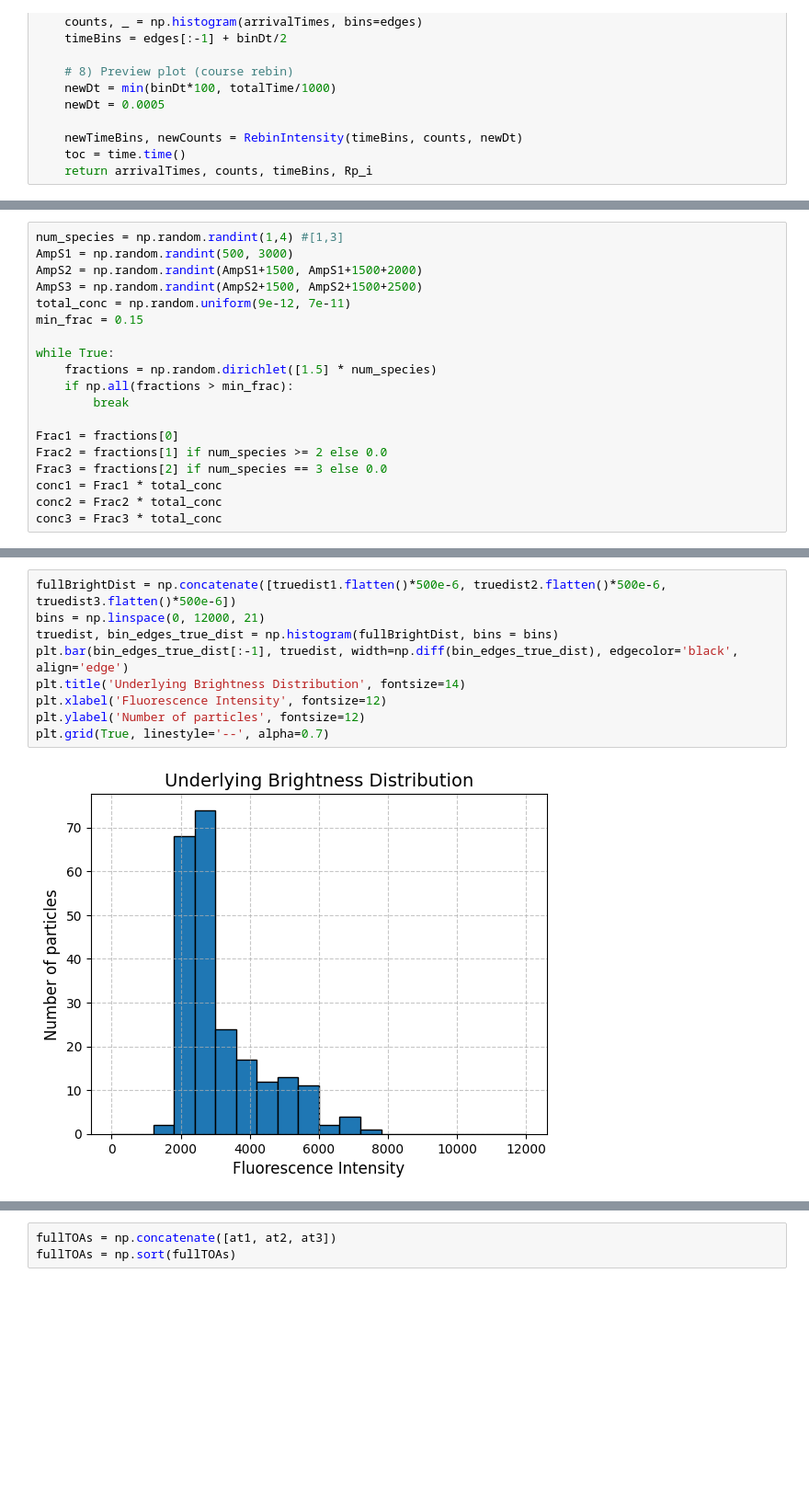
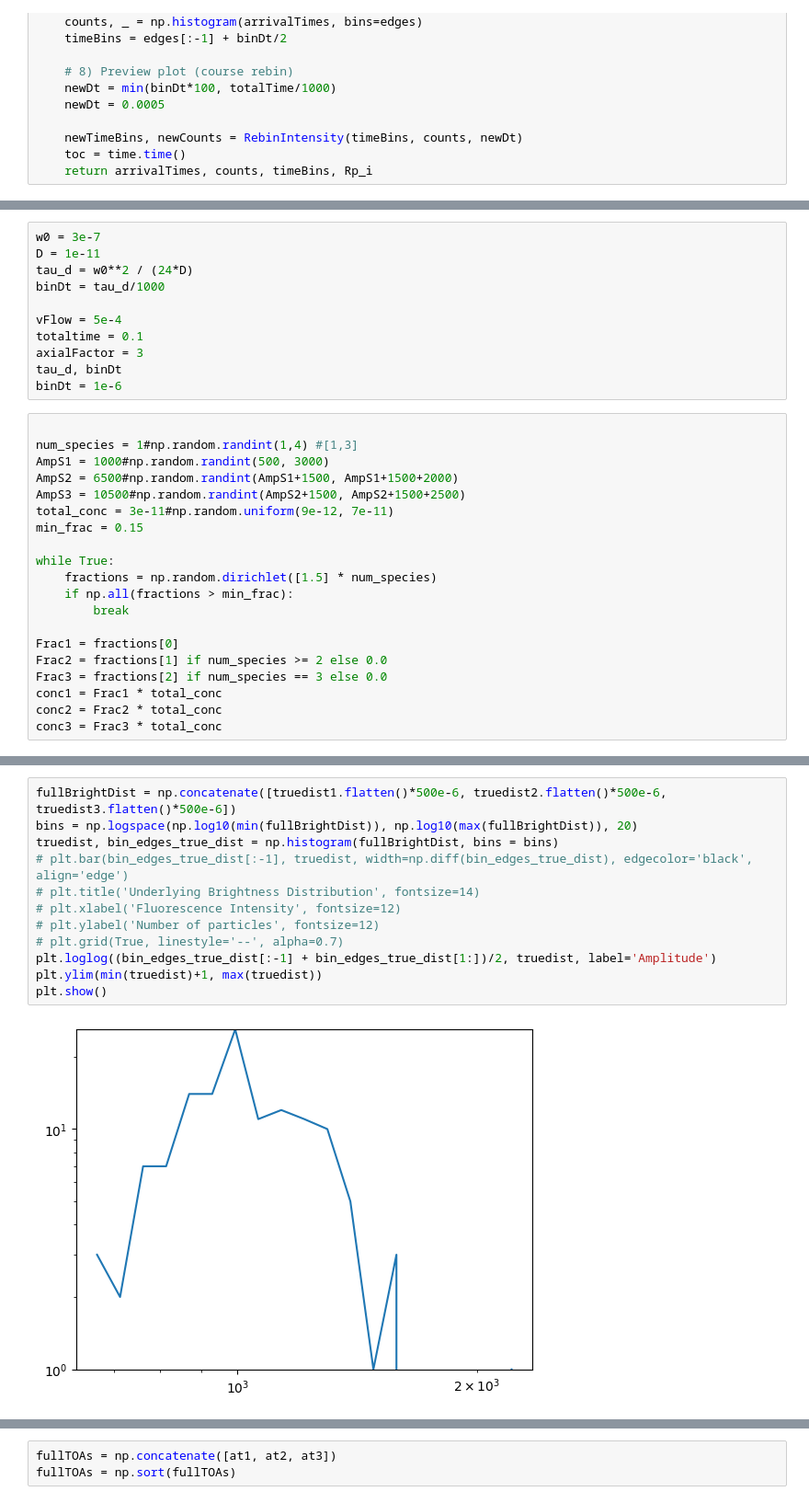
Before and after one commit to OmGuin/BASDL, a Jupyter notebook: high_conc_sim.ipynb, the cells around one changed output, grey strips where cells are left out. Shown: that part at 92% size. Cells and saved outputs as stored; diff of their text form; blank space fills up the shorter version.

```diff
--- a/high_conc_sim.ipynb
+++ b/high_conc_sim.ipynb
@@ -247,9 +249,21 @@ def SimPhotDiffFlowGL6(C_molar, Rp, D, totalTime, binDt, w0, axialFactor, includ
+# %%
+w0 = 3e-7
+D = 1e-11
+tau_d = w0**2 / (24*D)
+binDt = tau_d/1000
+
+vFlow = 5e-4
+totaltime = 0.1
+axialFactor = 3
+tau_d, binDt
+binDt = 1e-6
 # %%
-num_species = np.random.randint(1,4) #[1,3]
-AmpS1 = np.random.randint(500, 3000)
-AmpS2 = np.random.randint(AmpS1+1500, AmpS1+1500+2000)
-AmpS3 = np.random.randint(AmpS2+1500, AmpS2+1500+2500)
-total_conc = np.random.uniform(9e-12, 7e-11)
+
+num_species = 1#np.random.randint(1,4) #[1,3]
+AmpS1 = 1000#np.random.randint(500, 3000)
+AmpS2 = 6500#np.random.randint(AmpS1+1500, AmpS1+1500+2000)
+AmpS3 = 10500#np.random.randint(AmpS2+1500, AmpS2+1500+2500)
+total_conc = 3e-11#np.random.uniform(9e-12, 7e-11)
 min_frac = 0.15
 
 while True:
@@ -315,12 +329,15 @@ if num_species == 3:
     at3 = arrivalTimes3
 # %%
 fullBrightDist = np.concatenate([truedist1.flatten()*500e-6, truedist2.flatten()*500e-6, truedist3.flatten()*500e-6])
-bins = np.linspace(0, 12000, 21)
+bins = np.logspace(np.log10(min(fullBrightDist)), np.log10(max(fullBrightDist)), 20)
 truedist, bin_edges_true_dist = np.histogram(fullBrightDist, bins = bins)
-plt.bar(bin_edges_true_dist[:-1], truedist, width=np.diff(bin_edges_true_dist), edgecolor='black', align='edge')
-plt.title('Underlying Brightness Distribution', fontsize=14)
-plt.xlabel('Fluorescence Intensity', fontsize=12)
-plt.ylabel('Number of particles', fontsize=12)
-plt.grid(True, linestyle='--', alpha=0.7)
+# plt.bar(bin_edges_true_dist[:-1], truedist, width=np.diff(bin_edges_true_dist), edgecolor='black', align='edge')
+# plt.title('Underlying Brightness Distribution', fontsize=14)
+# plt.xlabel('Fluorescence Intensity', fontsize=12)
+# plt.ylabel('Number of particles', fontsize=12)
+# plt.grid(True, linestyle='--', alpha=0.7)
+plt.loglog((bin_edges_true_dist[:-1] + bin_edges_true_dist[1:])/2, truedist, label='Amplitude')
+plt.ylim(min(truedist)+1, max(truedist))
+plt.show()
 # %% [output]
-[figure, old version]
+[figure, new version]
```
Also changed, not shown: parts of 8 cells of this notebook, 10 other files.
